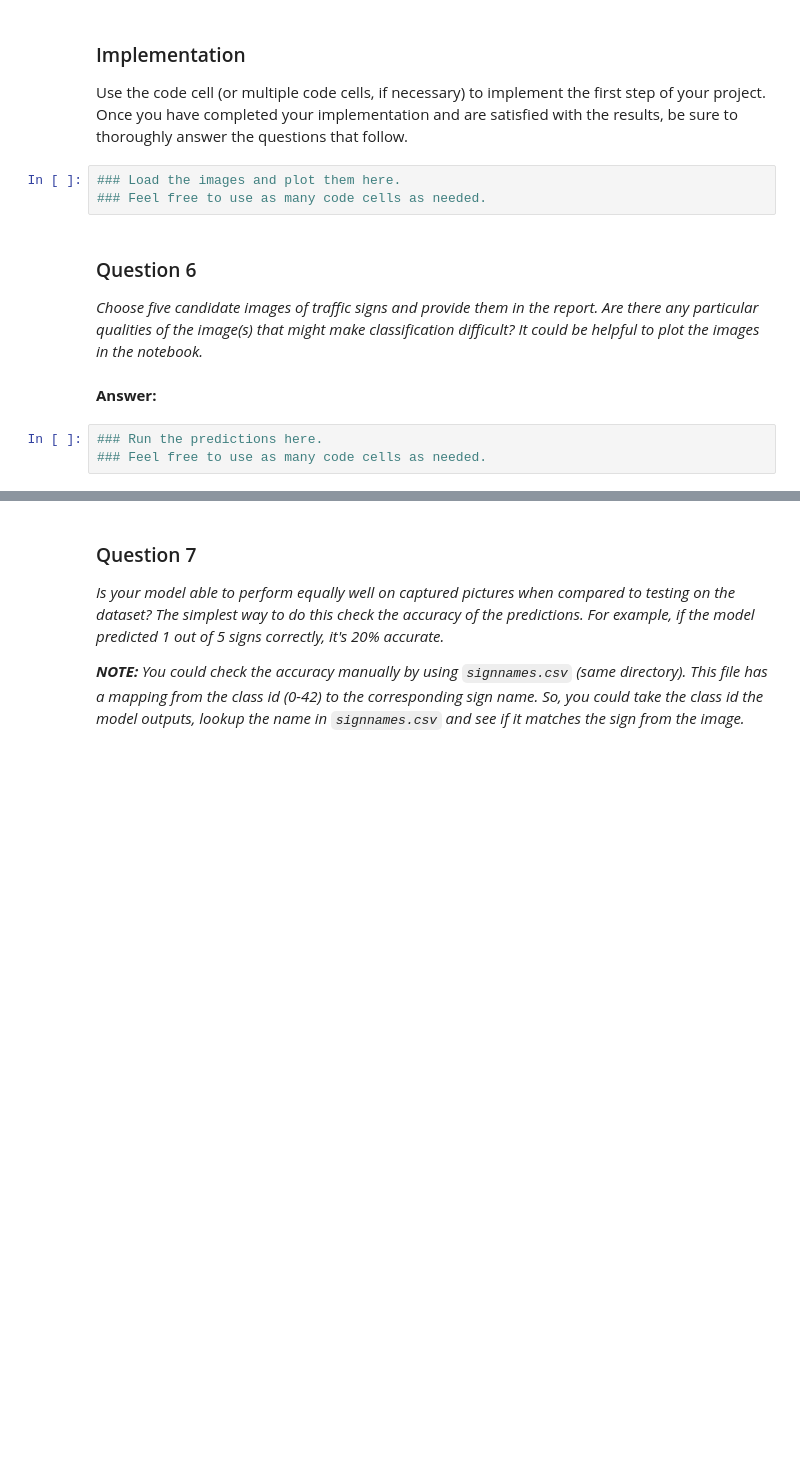
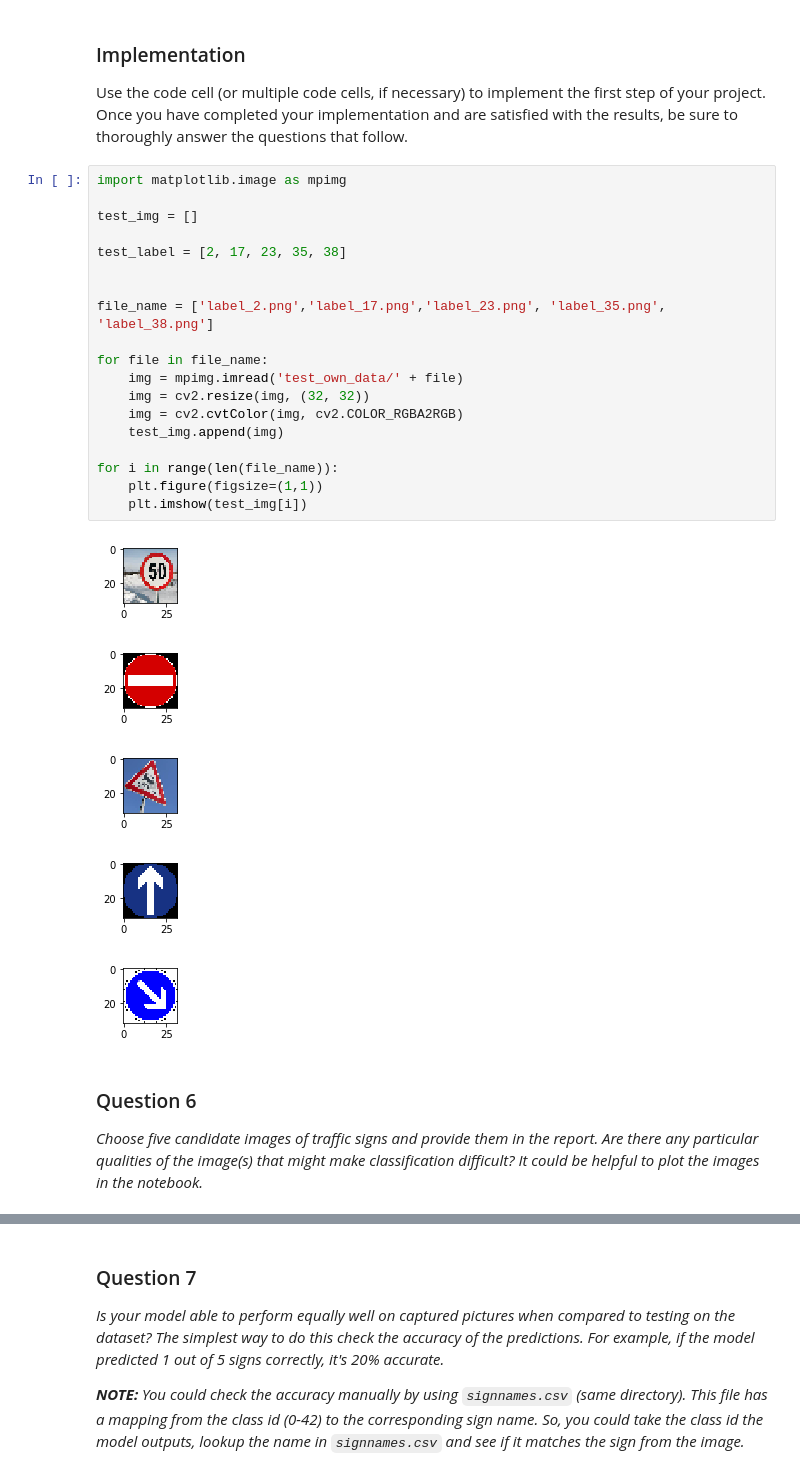
Before and after one commit to tx2016/Self-Driving_Car-Nanodegree-Projects, a Jupyter notebook: CarND-Traffic-Sign-Classifier-Project/Traffic_Sign_Classifier.ipynb, the cells around one changed output, grey strips where cells are left out. Drawn from its saved outputs; the diff is of its cells as text; blank space fills up the shorter version.

```diff
--- a/CarND-Traffic-Sign-Classifier-Project/Traffic_Sign_Classifier.ipynb
+++ b/CarND-Traffic-Sign-Classifier-Project/Traffic_Sign_Classifier.ipynb
@@ -166,15 +397,32 @@ You may find `signnames.csv` useful as it contains mappings from the class id (i
 ### Implementation
 
 Use the code cell (or multiple code cells, if necessary) to implement the first step of your project. Once you have completed your implementation and are satisfied with the results, be sure to thoroughly answer the questions that follow.
-# %%
-### Load the images and plot them here.
-### Feel free to use as many code cells as needed.
+# %%
+import matplotlib.image as mpimg
+
+test_img = []
+
+test_label = [2, 17, 23, 35, 38]
+
+
+file_name = ['label_2.png','label_17.png','label_23.png', 'label_35.png', 'label_38.png']
+
+for file in file_name:
+    img = mpimg.imread('test_own_data/' + file)
+    img = cv2.resize(img, (32, 32))
+    img = cv2.cvtColor(img, cv2.COLOR_RGBA2RGB)
+    test_img.append(img)
+
+for i in range(len(file_name)):
+    plt.figure(figsize=(1,1))
+    plt.imshow(test_img[i])
+# %% [output]
+[figure, added]
+[figure, added]
+[figure, added]
+[figure, added]
+[figure, added]
 # %% [markdown]
 ### Question 6
 
 _Choose five candidate images of traffic signs and provide them in the report. Are there any particular qualities of the image(s) that might make classification difficult? It could be helpful to plot the images in the notebook._
-# %% [markdown]
-**Answer:**
-# %%
-### Run the predictions here.
-### Feel free to use as many code cells as needed.
```
Also changed, not shown: parts of 37 cells of this notebook.
